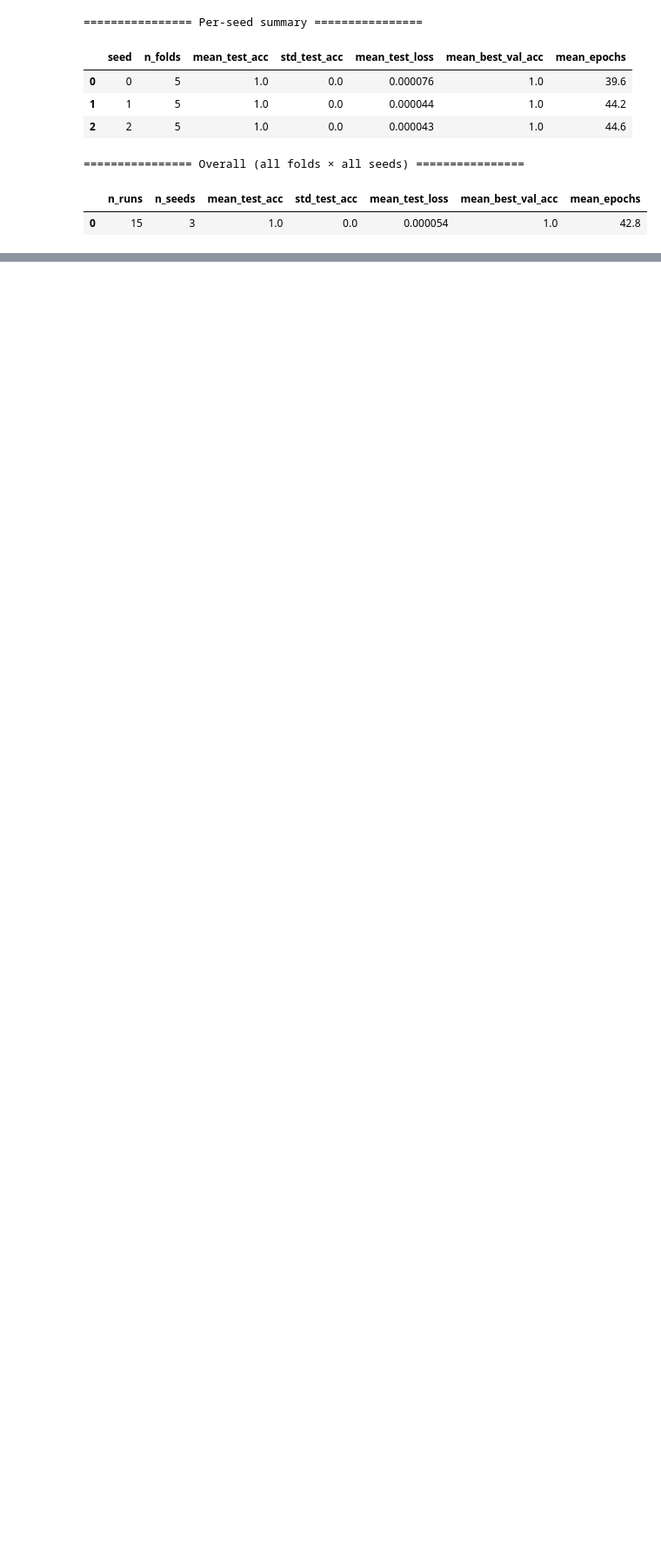
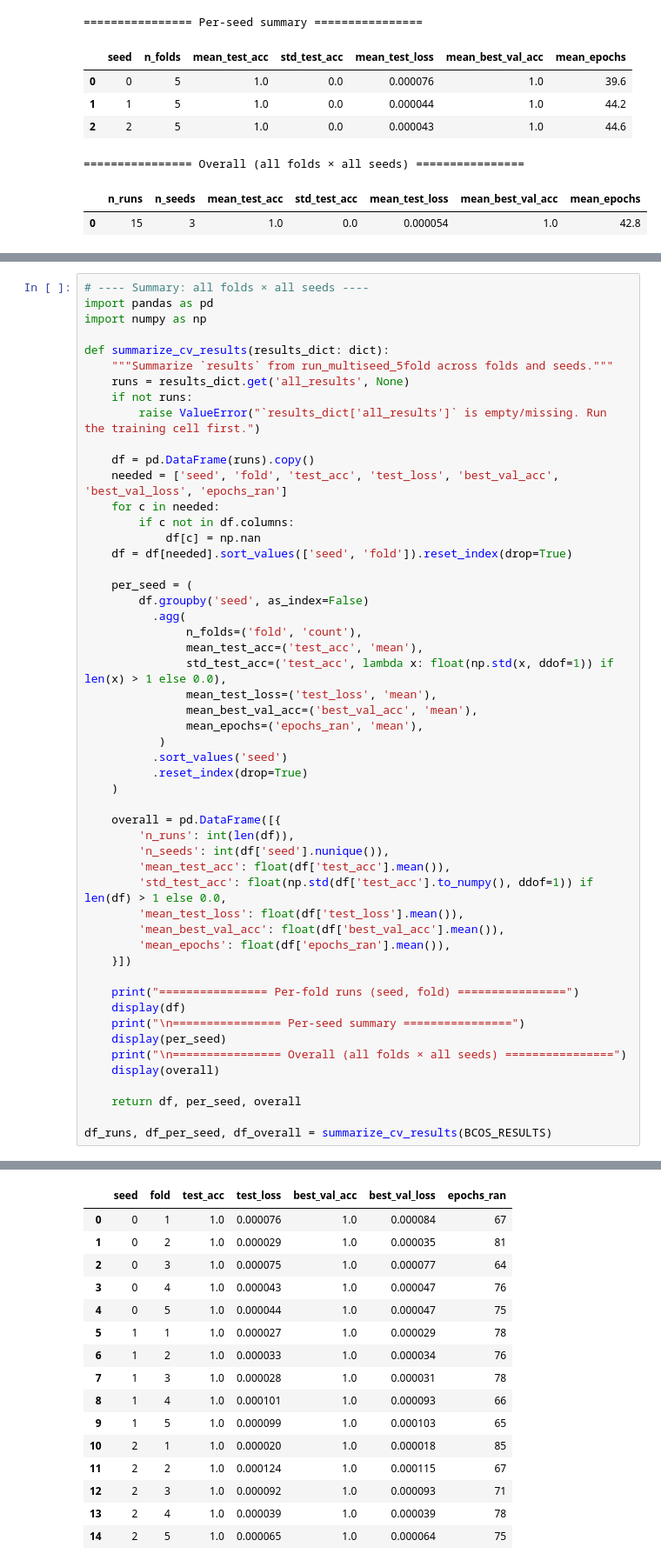
Before and after one commit to CruelMarco/bcosgnn, a Jupyter notebook: shaique_updates/codes/multi_class_Zinc/multi_class_w_exp.ipynb, the cells around one changed output, grey strips where cells are left out. Shown at 87% size. Drawn from its saved outputs; the diff is of its cells as text; blank space fills up the shorter version.

```diff
--- a/shaique_updates/codes/multi_class_Zinc/multi_class_w_exp.ipynb
+++ b/shaique_updates/codes/multi_class_Zinc/multi_class_w_exp.ipynb
@@ -1464,0 +1816,53 @@ Visualizing predictions using seed=0, fold=1 (early-stop on val; test evaluated
+# %%
+# ---- Summary: all folds × all seeds ----
+import pandas as pd
+import numpy as np
+
+def summarize_cv_results(results_dict: dict):
+    """Summarize `results` from run_multiseed_5fold across folds and seeds."""
+    runs = results_dict.get('all_results', None)
+    if not runs:
+        raise ValueError("`results_dict['all_results']` is empty/missing. Run the training cell first.")
+
+    df = pd.DataFrame(runs).copy()
+    needed = ['seed', 'fold', 'test_acc', 'test_loss', 'best_val_acc', 'best_val_loss', 'epochs_ran']
+    for c in needed:
+        if c not in df.columns:
+            df[c] = np.nan
+    df = df[needed].sort_values(['seed', 'fold']).reset_index(drop=True)
+
+    per_seed = (
+        df.groupby('seed', as_index=False)
+          .agg(
+               n_folds=('fold', 'count'),
+               mean_test_acc=('test_acc', 'mean'),
+               std_test_acc=('test_acc', lambda x: float(np.std(x, ddof=1)) if len(x) > 1 else 0.0),
+               mean_test_loss=('test_loss', 'mean'),
+               mean_best_val_acc=('best_val_acc', 'mean'),
+               mean_epochs=('epochs_ran', 'mean'),
+           )
+          .sort_values('seed')
+          .reset_index(drop=True)
+    )
+
+    overall = pd.DataFrame([{
+        'n_runs': int(len(df)),
+        'n_seeds': int(df['seed'].nunique()),
+        'mean_test_acc': float(df['test_acc'].mean()),
+        'std_test_acc': float(np.std(df['test_acc'].to_numpy(), ddof=1)) if len(df) > 1 else 0.0,
+        'mean_test_loss': float(df['test_loss'].mean()),
+        'mean_best_val_acc': float(df['best_val_acc'].mean()),
+        'mean_epochs': float(df['epochs_ran'].mean()),
+    }])
+
+    print("================ Per-fold runs (seed, fold) ================")
+    display(df)
+    print("\n================ Per-seed summary ================")
+    display(per_seed)
+    print("\n================ Overall (all folds × all seeds) ================")
+    display(overall)
+
+    return df, per_seed, overall
+
+df_runs, df_per_seed, df_overall = summarize_cv_results(BCOS_RESULTS)
+# %% [output]
@@ -1464,0 +1870,16 @@ Visualizing predictions using seed=0, fold=1 (early-stop on val; test evaluated
+|  | seed | fold | test_acc | test_loss | best_val_acc | best_val_loss | epochs_ran |
+| 0 | 0 | 1 | 1.0 | 0.000076 | 1.0 | 0.000084 | 67 |
+| 1 | 0 | 2 | 1.0 | 0.000029 | 1.0 | 0.000035 | 81 |
+| 2 | 0 | 3 | 1.0 | 0.000075 | 1.0 | 0.000077 | 64 |
+| 3 | 0 | 4 | 1.0 | 0.000043 | 1.0 | 0.000047 | 76 |
+| 4 | 0 | 5 | 1.0 | 0.000044 | 1.0 | 0.000047 | 75 |
+| 5 | 1 | 1 | 1.0 | 0.000027 | 1.0 | 0.000029 | 78 |
+| 6 | 1 | 2 | 1.0 | 0.000033 | 1.0 | 0.000034 | 76 |
+| 7 | 1 | 3 | 1.0 | 0.000028 | 1.0 | 0.000031 | 78 |
+| 8 | 1 | 4 | 1.0 | 0.000101 | 1.0 | 0.000093 | 66 |
+| 9 | 1 | 5 | 1.0 | 0.000099 | 1.0 | 0.000103 | 65 |
+| 10 | 2 | 1 | 1.0 | 0.000020 | 1.0 | 0.000018 | 85 |
+| 11 | 2 | 2 | 1.0 | 0.000124 | 1.0 | 0.000115 | 67 |
+| 12 | 2 | 3 | 1.0 | 0.000092 | 1.0 | 0.000093 | 71 |
+| 13 | 2 | 4 | 1.0 | 0.000039 | 1.0 | 0.000039 | 78 |
+| 14 | 2 | 5 | 1.0 | 0.000065 | 1.0 | 0.000064 | 75 |
```
Also changed, not shown: parts of 11 cells of this notebook, 3 other files.
